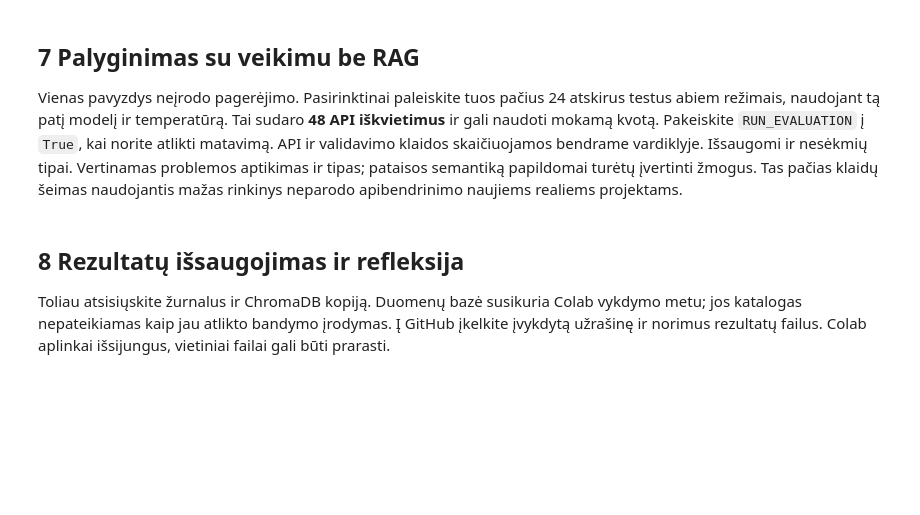
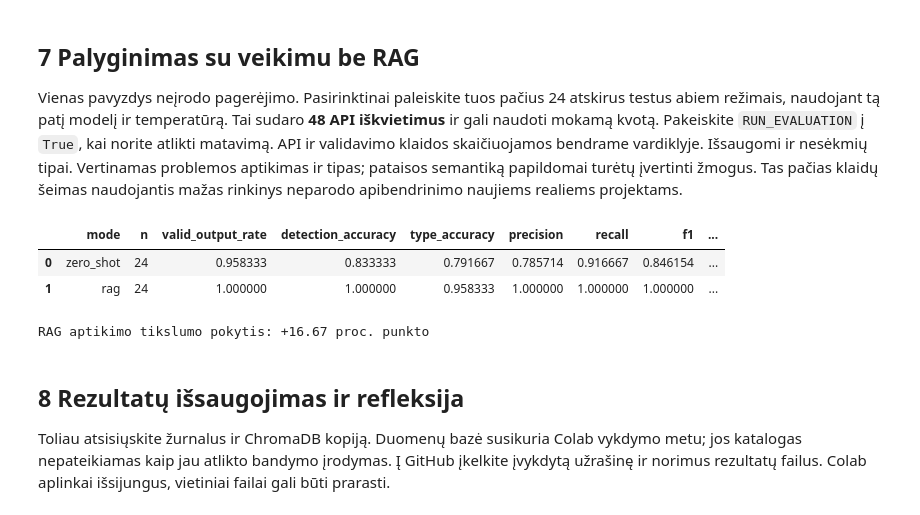
Before and after one commit to 20212095/ND, a Jupyter notebook: notebooks/Lab_1_6_RAG_ChromaDB.ipynb, the cells around one changed output. Saved outputs shown, nothing was run; the diff lists cells and outputs as text; code cells hidden in the pictures; blank space fills up the shorter version.

```diff
--- a/notebooks/Lab_1_6_RAG_ChromaDB.ipynb
+++ b/notebooks/Lab_1_6_RAG_ChromaDB.ipynb
@@ -52,6 +67,6 @@ GEMINI_KEY = userdata.get('GEMINI_KEY')
 if not GEMINI_KEY:
     raise ValueError('Secrets skiltyje pridėkite GEMINI_KEY ir įjunkite notebook access.')
 client = genai.Client(api_key=GEMINI_KEY)
-MODEL = 'gemini-3.8-flash'
+MODEL = 'gemini-3.5-flash-lite'
 API_STYLE = 'interactions'
 print('Gemini klientas paruoštas. Modelis:', MODEL)
@@ -120,17 +217,28 @@ Vertinamas problemos aptikimas ir tipas; pataisos semantiką papildomai turėtų
 įvertinti žmogus. Tas pačias klaidų šeimas naudojantis mažas rinkinys
 neparodo apibendrinimo naujiems realiems projektams.
 # %%
-RUN_EVALUATION = False
-if RUN_EVALUATION:
+if "summary" not in globals():
     from src.evaluate import evaluate
-    raw, summary = evaluate(holdout, client, MODEL, retriever,
-                            api_style=API_STYLE, output_dir=PROJECT / 'results')
-    display(pd.DataFrame(summary))
-    score = {r['mode']:r for r in summary}
-    delta = score['rag']['detection_accuracy'] - score['zero_shot']['detection_accuracy']
-    print(f'RAG aptikimo tikslumo pokytis: {delta:+.1%%}')
-else:
-    print('Palyginimas dar nepaleistas. Pagerėjimas nėra išmatuotas.')
+    raw, summary = evaluate(
+        holdout, client, MODEL, retriever,
+        api_style=API_STYLE,
+        output_dir=PROJECT / "results"
+    )
+display(pd.DataFrame(summary))
+
+score = {r["mode"]: r for r in summary}
+
+delta = (
+    score["rag"]["detection_accuracy"]
+    - score["zero_shot"]["detection_accuracy"]
+)
+
+print(f"RAG aptikimo tikslumo pokytis: {delta * 100:+.2f} proc. punkto")
+# %% [output]
+|  | mode | n | valid_output_rate | detection_accuracy | type_accuracy | precision | recall | f1 | ... |
+| 0 | zero_shot | 24 | 0.958333 | 0.833333 | 0.791667 | 0.785714 | 0.916667 | 0.846154 | ... |
+| 1 | rag | 24 | 1.000000 | 1.000000 | 0.958333 | 1.000000 | 1.000000 | 1.000000 | ... |
+RAG aptikimo tikslumo pokytis: +16.67 proc. punkto
 # %% [markdown]
 ## 8 Rezultatų išsaugojimas ir refleksija
 Toliau atsisiųskite žurnalus ir ChromaDB kopiją. Duomenų bazė susikuria Colab
```
Also changed, not shown: parts of 9 cells of this notebook.
